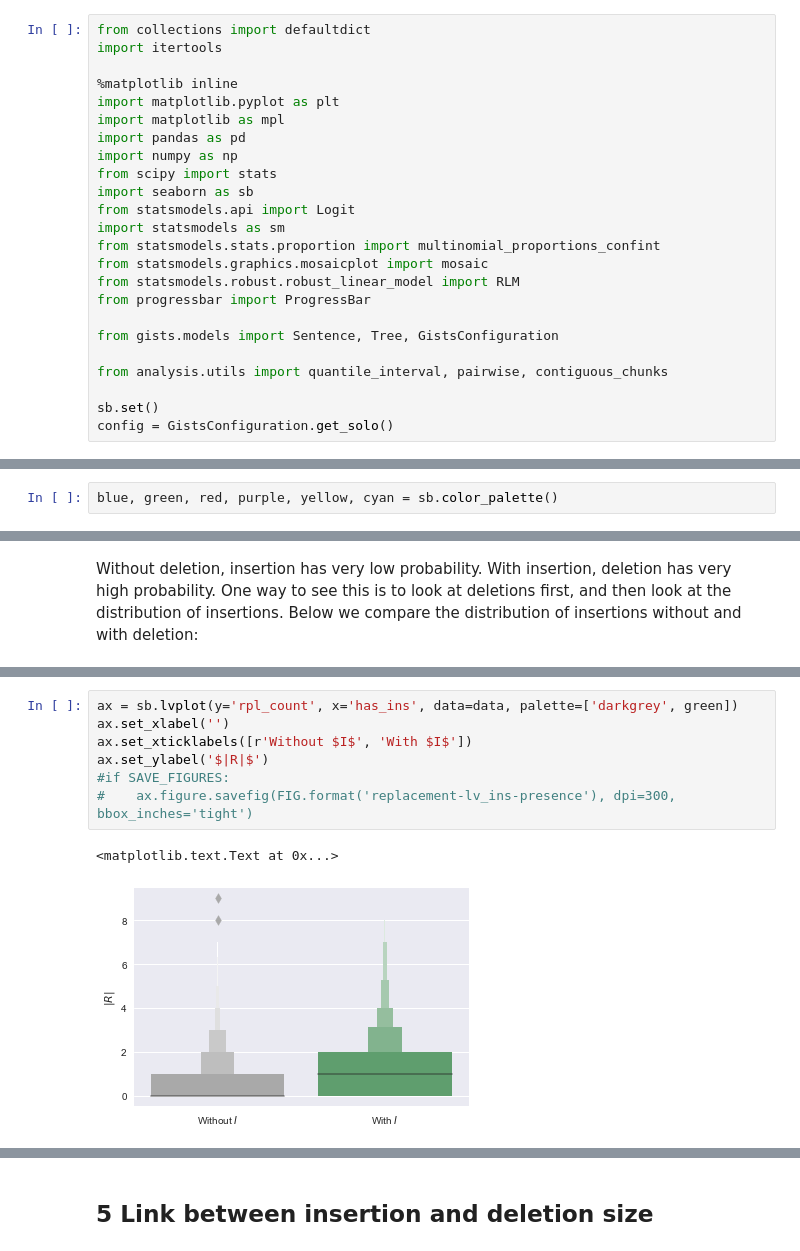
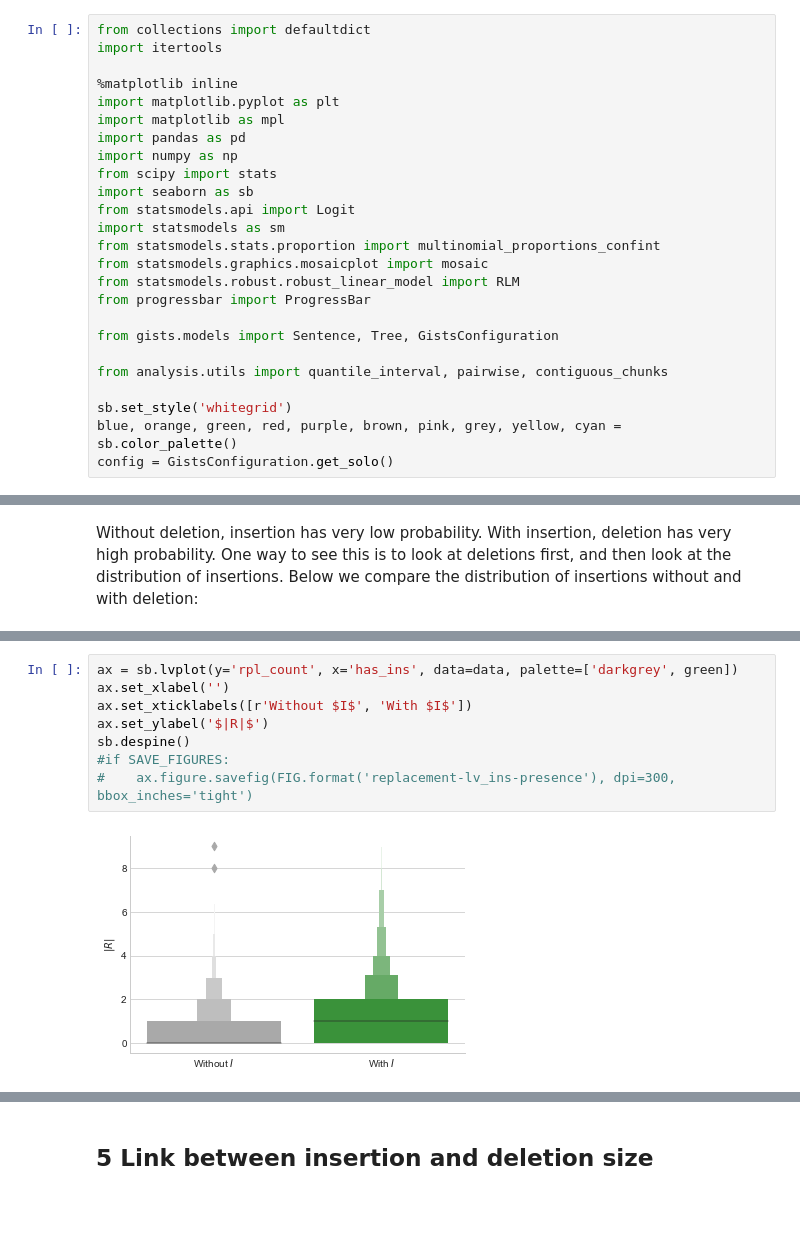
Before and after one commit to interpretation-experiment/analysis, a Jupyter notebook: notebooks/exp_3/model_exploration.ipynb, the cells around one changed output, grey strips where cells are left out. Saved outputs shown, nothing was run; the diff lists cells and outputs as text; blank space fills up the shorter version.

```diff
--- a/notebooks/exp_3/model_exploration.ipynb
+++ b/notebooks/exp_3/model_exploration.ipynb
@@ -43,7 +43,8 @@ from gists.models import Sentence, Tree, GistsConfiguration
 
 from analysis.utils import quantile_interval, pairwise, contiguous_chunks
 
-sb.set()
+sb.set_style('whitegrid')
+blue, orange, green, red, purple, brown, pink, grey, yellow, cyan = sb.color_palette()
 config = GistsConfiguration.get_solo()
 # %% [markdown]
 ## 2 Setup
@@ -215,8 +216,6 @@ $D$       $I$        $\neg R$        399
           $\neg I$   $\neg R$        286
                      $R$             308
 Name: del_count, dtype: int64
-# %%
-blue, green, red, purple, yellow, cyan = sb.color_palette()
 # %%
 def darken(color, p):
     return [c * p for c in color]
@@ -307,13 +310,13 @@ ax.set_ylabel('$|D|$')
 # %%
 ax = sb.lvplot(y='rpl_count', x='has_ins', data=data, palette=['darkgrey', green])
 ax.set_xlabel('')
 ax.set_xticklabels([r'Without $I$', 'With $I$'])
 ax.set_ylabel('$|R|$')
+sb.despine()
 #if SAVE_FIGURES:
 #    ax.figure.savefig(FIG.format('replacement-lv_ins-presence'), dpi=300, bbox_inches='tight')
 # %% [output]
-<matplotlib.text.Text at 0x...>
-[figure, old version]
+[figure, new version]
 # %%
 ax = sb.lvplot(y='rpl_count', x='has_del', data=data, palette=['darkgrey', red])
 ax.set_xlabel('')
```
Also changed, not shown: parts of 36 cells of this notebook, 22 other files.
